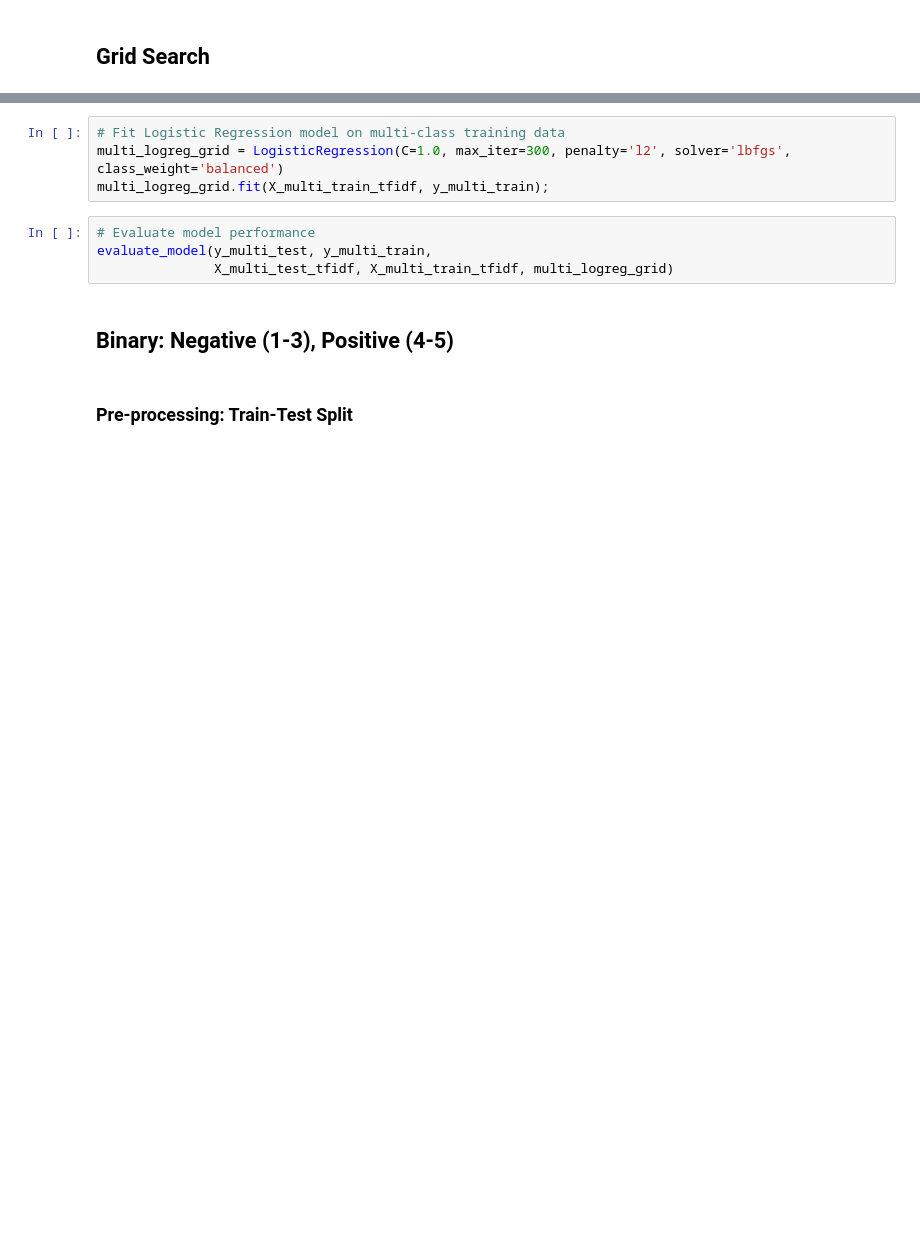
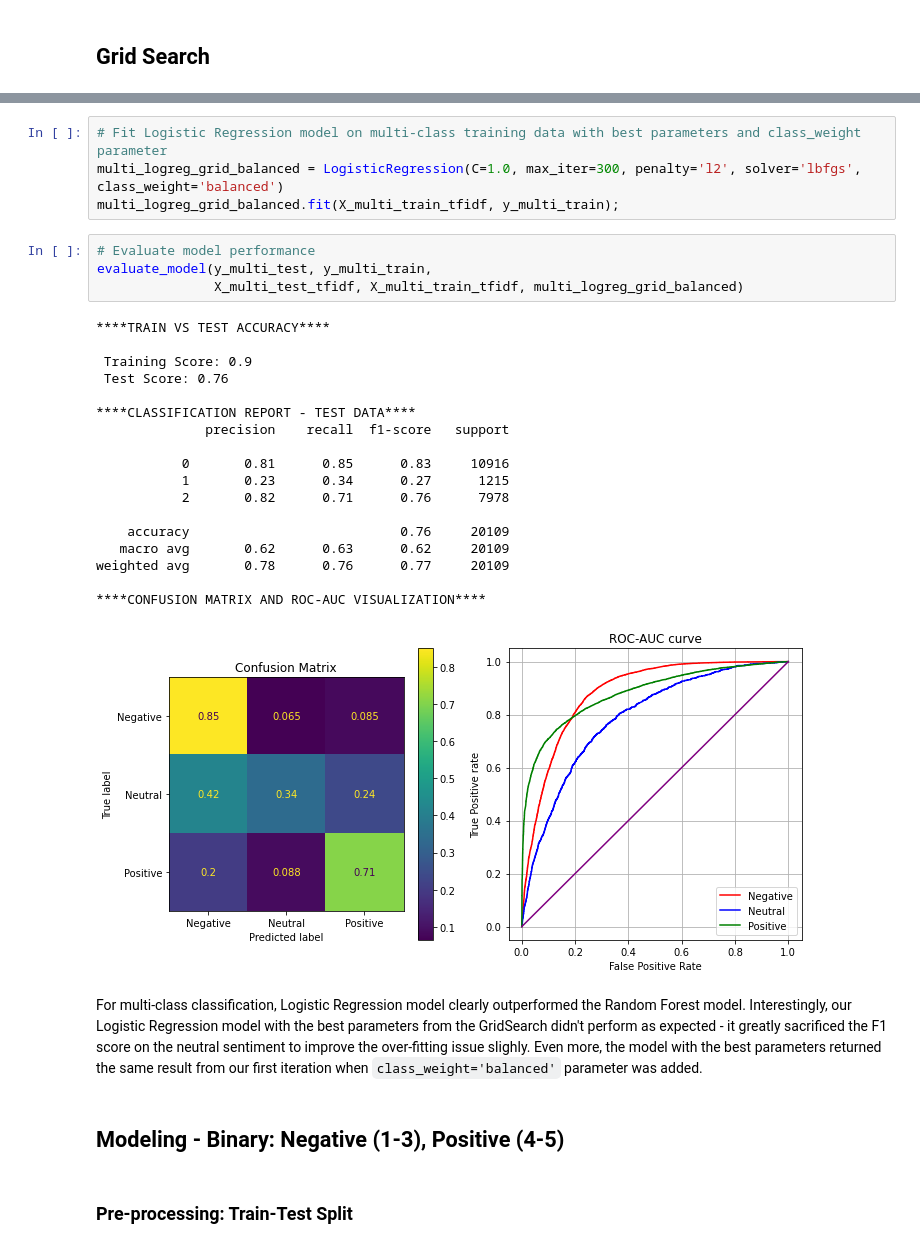
Before and after one commit to jennifernha/NLP-App-Reviews-Sentiment-Analysis, a Jupyter notebook: NLP-App-Sentiment-Analysis.ipynb, the cells around one changed output, grey strips where cells are left out. Cells and saved outputs as stored; diff of their text form; blank space fills up the shorter version.

```diff
--- a/NLP-App-Sentiment-Analysis.ipynb
+++ b/NLP-App-Sentiment-Analysis.ipynb
@@ -1044,13 +1005,34 @@ evaluate_model(y_multi_test, y_multi_train,
 # %%
-# Fit Logistic Regression model on multi-class training data
-multi_logreg_grid = LogisticRegression(C=1.0, max_iter=300, penalty='l2', solver='lbfgs', class_weight='balanced')
-multi_logreg_grid.fit(X_multi_train_tfidf, y_multi_train);
+# Fit Logistic Regression model on multi-class training data with best parameters and class_weight parameter
+multi_logreg_grid_balanced = LogisticRegression(C=1.0, max_iter=300, penalty='l2', solver='lbfgs', class_weight='balanced')
+multi_logreg_grid_balanced.fit(X_multi_train_tfidf, y_multi_train);
 # %%
 # Evaluate model performance
 evaluate_model(y_multi_test, y_multi_train,
-               X_multi_test_tfidf, X_multi_train_tfidf, multi_logreg_grid)
+               X_multi_test_tfidf, X_multi_train_tfidf, multi_logreg_grid_balanced)
+# %% [output]
+****TRAIN VS TEST ACCURACY****
+
+ Training Score: 0.9
+ Test Score: 0.76
+
+****CLASSIFICATION REPORT - TEST DATA****
+              precision    recall  f1-score   support
+
+           0       0.81      0.85      0.83     10916
+           1       0.23      0.34      0.27      1215
+           2       0.82      0.71      0.76      7978
+
+    accuracy                           0.76     20109
+   macro avg       0.62      0.63      0.62     20109
+weighted avg       0.78      0.76      0.77     20109
+
+****CONFUSION MATRIX AND ROC-AUC VISUALIZATION****
+[figure, added]
+# %% [markdown]
+For multi-class classification, Logistic Regression model clearly outperformed the Random Forest model. Interestingly, our Logistic Regression model with the best parameters from the GridSearch didn't perform as expected - it greatly sacrificed the F1 score on the neutral sentiment to improve the over-fitting issue slighly. Even more, the model with the best parameters returned the same result from our first iteration when `class_weight='balanced'` parameter was added.
 # %% [markdown]
-## Binary: Negative (1-3), Positive (4-5)
+## Modeling -  Binary: Negative (1-3), Positive (4-5)
 # %% [markdown]
 ### Pre-processing: Train-Test Split
 # %%
```
Also changed, not shown: parts of 121 cells of this notebook.
